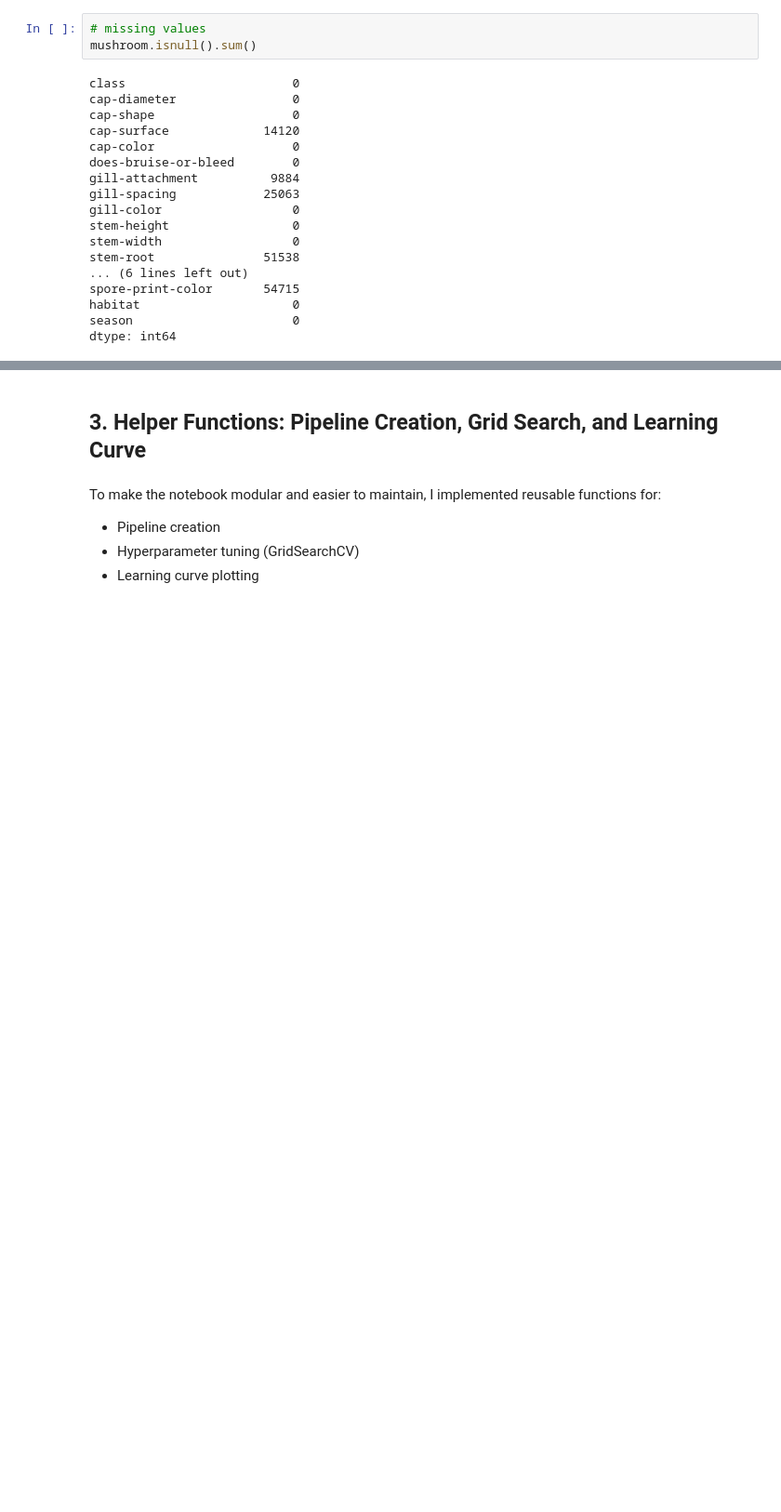
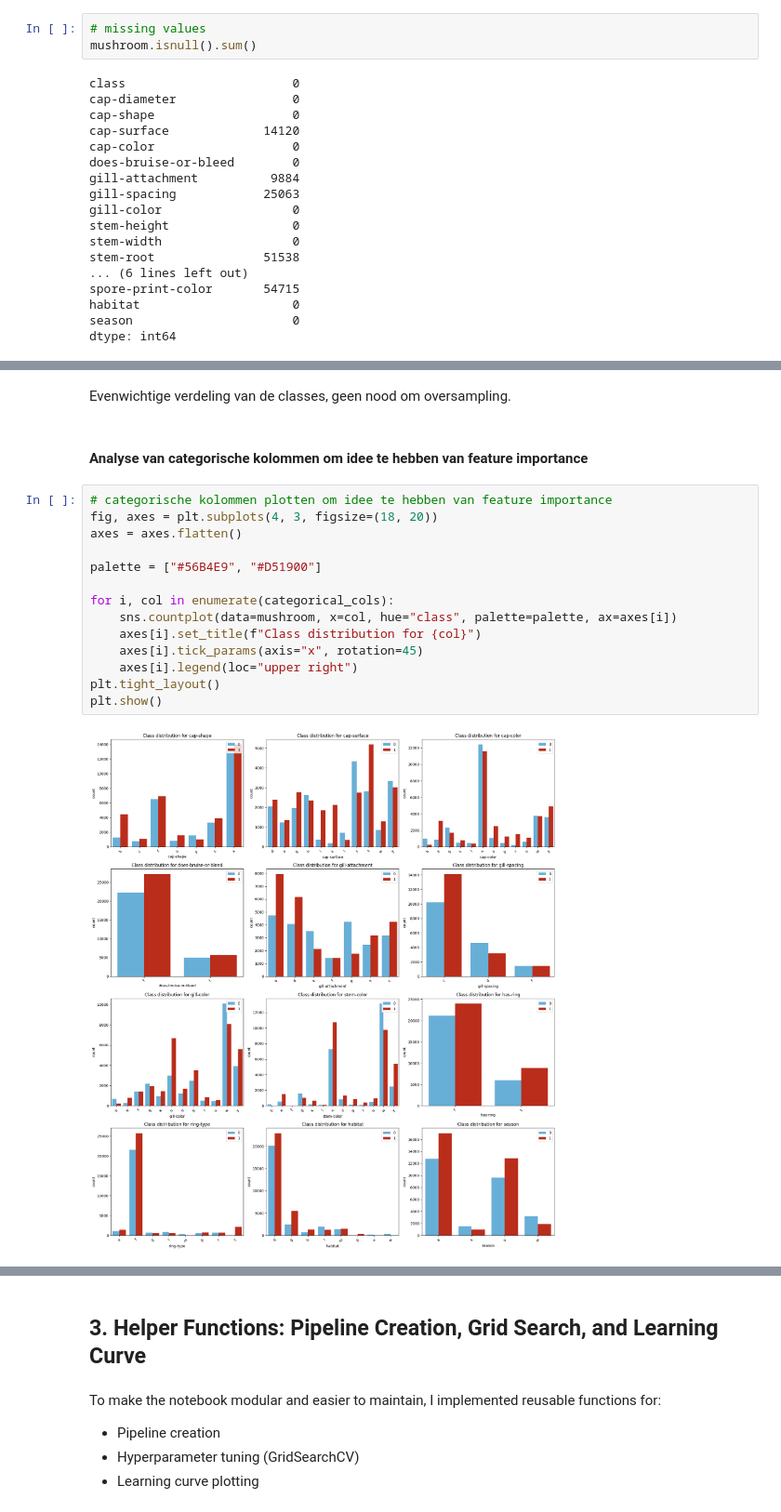
Before and after one commit to huaxel/mushroom-ai, a Jupyter notebook: Assignment.ipynb, the cells around one changed output, grey strips where cells are left out. Shown at 93% size. Saved outputs shown, nothing was run; the diff lists cells and outputs as text; blank space fills up the shorter version.

```diff
--- a/Assignment.ipynb
+++ b/Assignment.ipynb
@@ -221,0 +273,20 @@ for col in categorical_cols[:5]:
+# %% [markdown]
+Evenwichtige verdeling van de classes, geen nood om oversampling.
+# %% [markdown]
+#### Analyse van categorische kolommen om idee te hebben van feature importance
+# %%
+# categorische kolommen plotten om idee te hebben van feature importance
+fig, axes = plt.subplots(4, 3, figsize=(18, 20))
+axes = axes.flatten()
+
+palette = ["#56B4E9", "#D51900"]
+
+for i, col in enumerate(categorical_cols):
+    sns.countplot(data=mushroom, x=col, hue="class", palette=palette, ax=axes[i])
+    axes[i].set_title(f"Class distribution for {col}")
+    axes[i].tick_params(axis="x", rotation=45)
+    axes[i].legend(loc="upper right")
+plt.tight_layout()
+plt.show()
+# %% [output]
+[figure, added]
```
Also changed, not shown: parts of 56 cells of this notebook.
